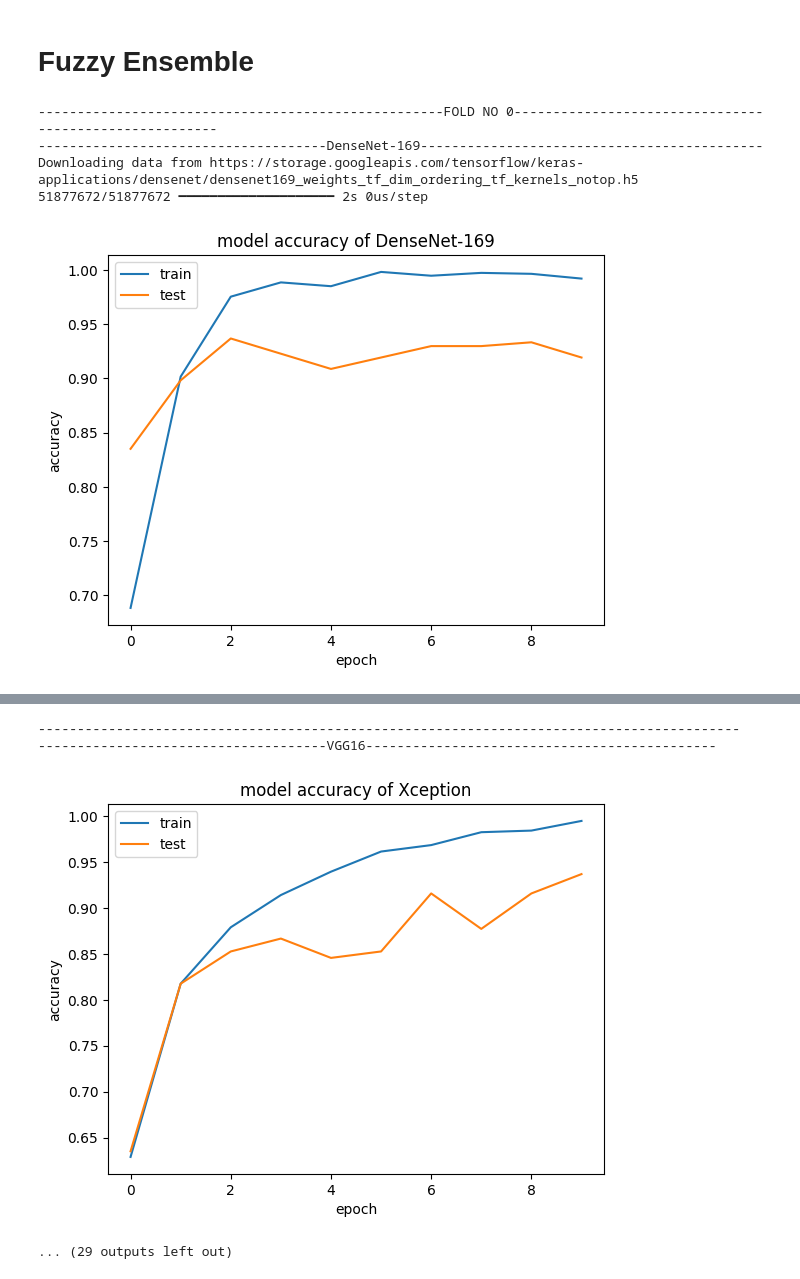
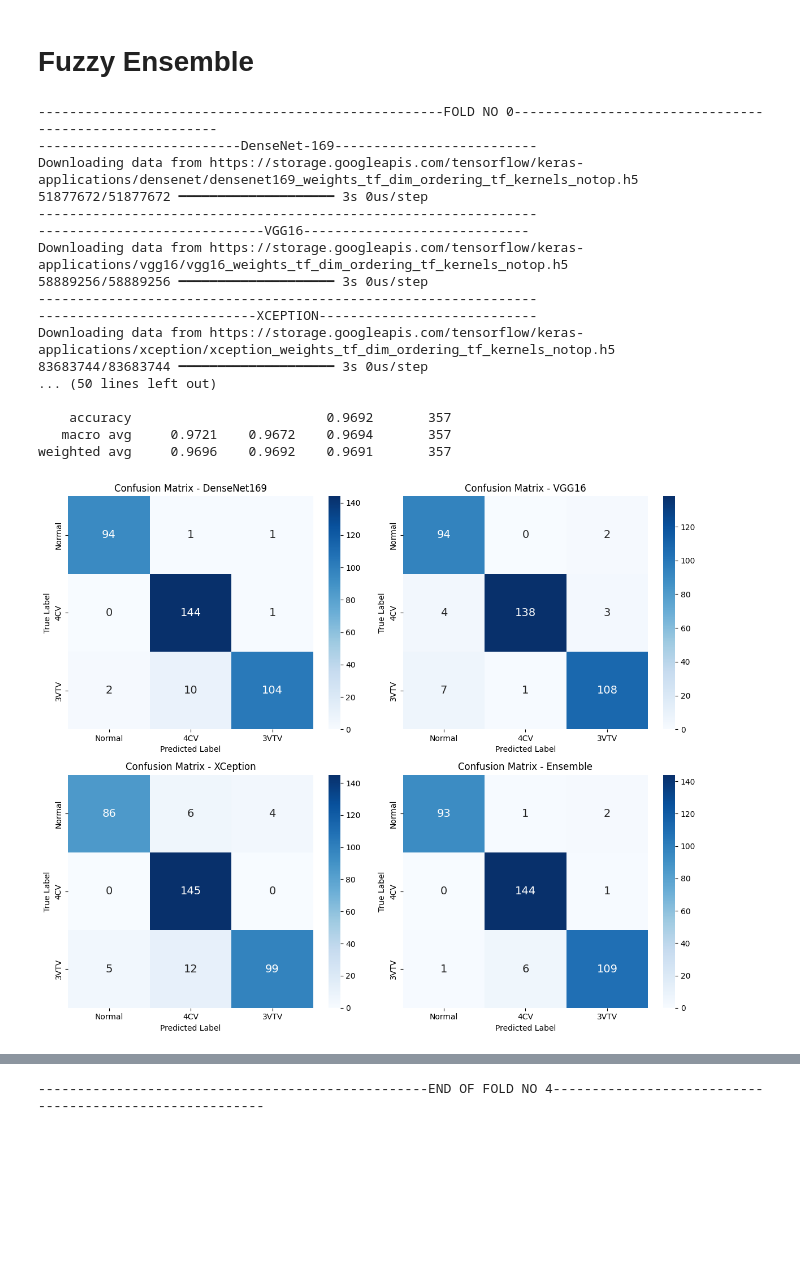
Before and after one commit to uyenphl/fetal-echocardiogram, a Jupyter notebook: fuzzy_ensemble.ipynb, the cells around one changed output, grey strips where cells are left out. Saved outputs shown, nothing was run; the diff lists cells and outputs as text; code cells hidden in the pictures; blank space fills up the shorter version.

```diff
--- a/fuzzy_ensemble.ipynb
+++ b/fuzzy_ensemble.ipynb
@@ -295,39 +290,60 @@ for i in range(5):
   print(classification_report(actual, leb1,target_names = target_names,digits=4))
   plt.figure(figsize=(18, 10))
   plt.subplot(2,3,1)
-  sns.heatmap(cm_model1, annot=True, fmt='d', cmap='Blues', xticklabels=target_names, yticklabels=target_names, annot_kws=annot_kws)
+  sns.heatmap(cm_model1, annot=True, fmt='d', cmap='Blues',
+              xticklabels=target_names, yticklabels=target_names,
+              annot_kws=annot_kws)
   plt.xlabel('Predicted Label')
   plt.ylabel('True Label')
   plt.title('Confusion Matrix - DenseNet169')
   print('VGG16 base learner')
   print(classification_report(actual, leb2,target_names = target_names,digits=4))
   plt.subplot(2, 3, 2)
-  sns.heatmap(cm_model2, annot=True, fmt='d', cmap='Blues', xticklabels=target_names, yticklabels=target_names, annot_kws=annot_kws)
+  sns.heatmap(cm_model2, annot=True, fmt='d', cmap='Blues',
+              xticklabels=target_names, yticklabels=target_names,
+              annot_kws=annot_kws)
   plt.xlabel('Predicted Label')
   plt.ylabel('True Label')
   plt.title('Confusion Matrix - VGG16')
   print('XCeption base learner')
   print(classification_report(actual, leb3,target_names = target_names,digits=4))
   plt.subplot(2, 3, 4)
-  sns.heatmap(cm_model3, annot=True, fmt='d', cmap='Blues', xticklabels=target_names, yticklabels=target_names, annot_kws=annot_kws)
+  sns.heatmap(cm_model3, annot=True, fmt='d', cmap='Blues',
+              xticklabels=target_names, yticklabels=target_names,
+              annot_kws=annot_kws)
   plt.xlabel('Predicted Label')
   plt.ylabel('True Label')
   plt.title('Confusion Matrix - XCeption')
 
   print('Ensembled')
   print(classification_report(actual, predictedClass,target_names = target_names,digits=4))
   plt.subplot(2, 3, 5)
-  sns.heatmap(cm_ensemble, annot=True, fmt='d', cmap='Blues', xticklabels=target_names, yticklabels=target_names, annot_kws=annot_kws)
+  sns.heatmap(cm_ensemble, annot=True, fmt='d', cmap='Blues',
+              xticklabels=target_names, yticklabels=target_names,
+              annot_kws=annot_kws)
   plt.xlabel('Predicted Label')
   plt.ylabel('True Label')
   plt.title('Confusion Matrix - Ensemble')
   plt.tight_layout()
   plt.show()
 
   print(f"--------------------------------------------------END OF FOLD NO {i}--------------------------------------------------------")
 # %% [output]
 ----------------------------------------------------FOLD NO 0-------------------------------------------------------
--------------------------------------DenseNet-169--------------------------------------------
+--------------------------DenseNet-169--------------------------
 Downloading data from https://storage.googleapis.com/tensorflow/keras-applications/densenet/densenet169_weights_tf_dim_ordering_tf_kernels_notop.h5
-51877672/51877672 ━━━━━━━━━━━━━━━━━━━━ 2s 0us/step
+51877672/51877672 ━━━━━━━━━━━━━━━━━━━━ 3s 0us/step
+----------------------------------------------------------------
+-----------------------------VGG16-----------------------------
+Downloading data from https://storage.googleapis.com/tensorflow/keras-applications/vgg16/vgg16_weights_tf_dim_ordering_tf_kernels_notop.h5
+58889256/58889256 ━━━━━━━━━━━━━━━━━━━━ 3s 0us/step
+----------------------------------------------------------------
+----------------------------XCEPTION----------------------------
+Downloading data from https://storage.googleapis.com/tensorflow/keras-applications/xception/xception_weights_tf_dim_ordering_tf_kernels_notop.h5
+83683744/83683744 ━━━━━━━━━━━━━━━━━━━━ 3s 0us/step
+... (50 lines left out)
+
+    accuracy                         0.9692       357
+   macro avg     0.9721    0.9672    0.9694       357
+weighted avg     0.9696    0.9692    0.9691       357
-[figure, old version]
+[figure, new version]
@@ -366,7 +422,4 @@ weighted avg     0.9386    0.9384    0.9383       357
-------------------------------------------------------------------------------------------
--------------------------------------VGG16---------------------------------------------
+--------------------------------------------------END OF FOLD NO 4--------------------------------------------------------
-[figure, removed]
-... (29 outputs left out)
 # %%
 # Visualize sample predictions from the last fold
 fig, axes = plt.subplots(1, 5, figsize=(15, 3))
```
Also changed, not shown: parts of 5 cells of this notebook.
